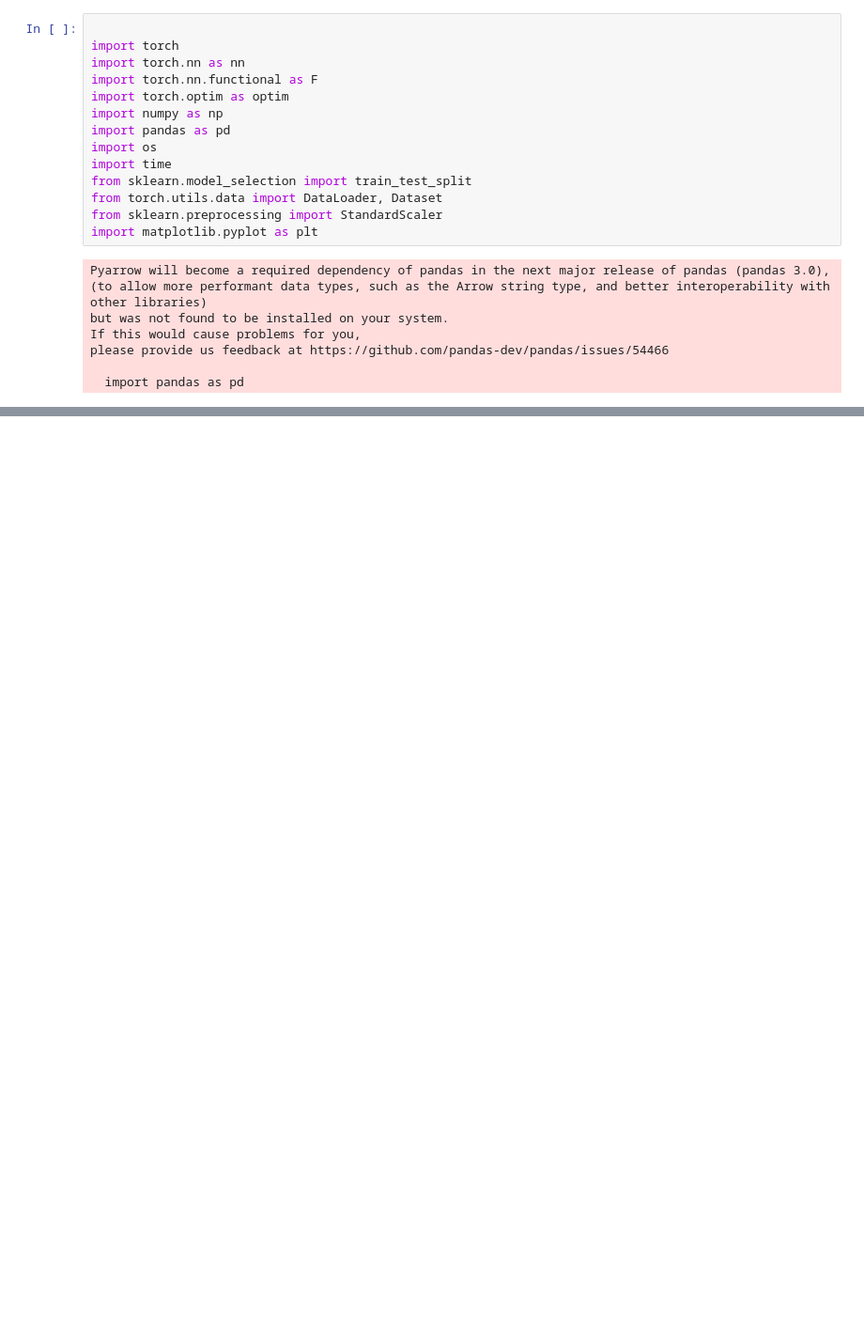
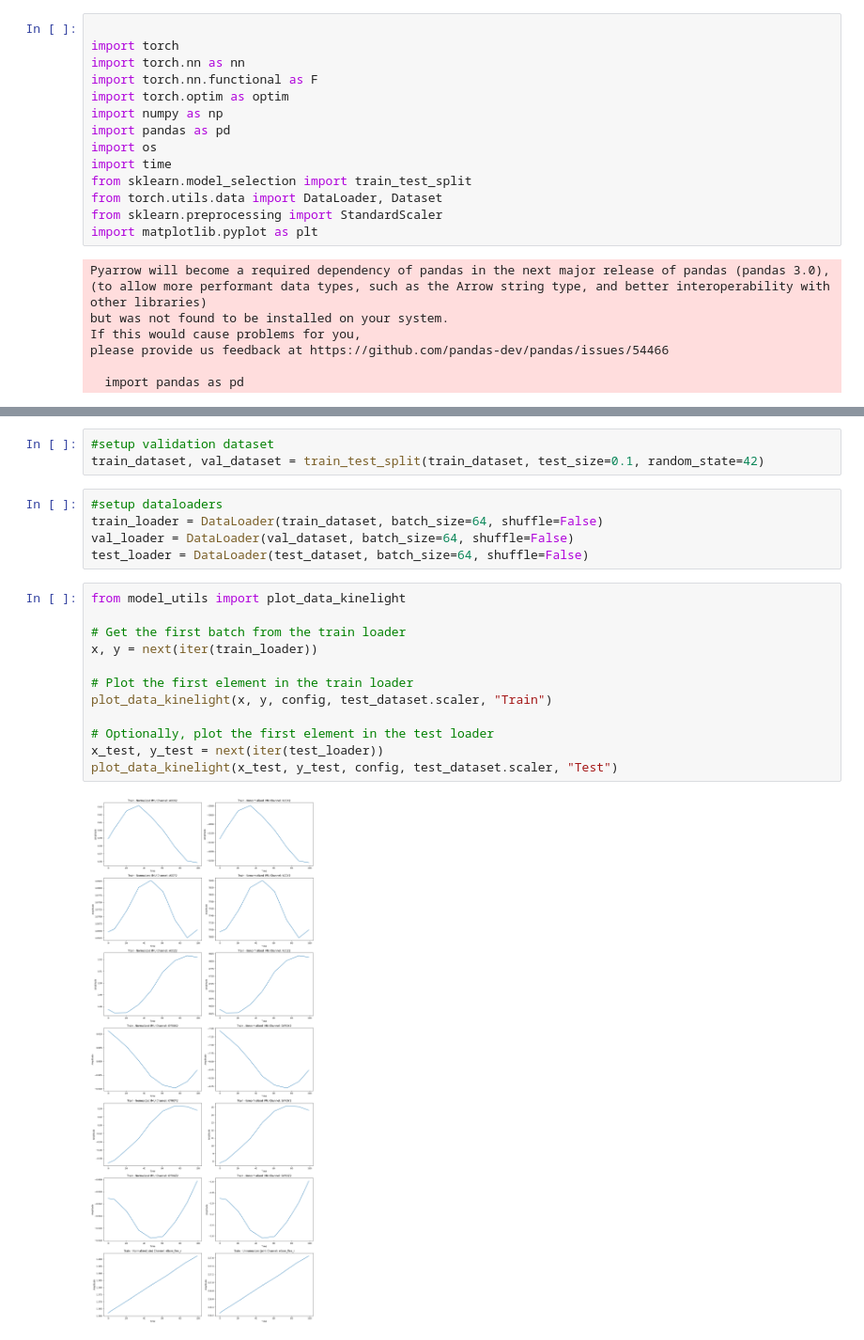
Before and after one commit to stevenc15/SD1-project, a Jupyter notebook: ml/examples/kin_light .ipynb, the cells around one changed output, grey strips where cells are left out. Shown at 94% size. Saved outputs shown, nothing was run; the diff lists cells and outputs as text; blank space fills up the shorter version.

```diff
--- a/ml/examples/kin_light .ipynb
+++ b/ml/examples/kin_light .ipynb
@@ -544,0 +189,22 @@ torch.Size([64, 1000, 1])
+# %%
+#setup validation dataset
+train_dataset, val_dataset = train_test_split(train_dataset, test_size=0.1, random_state=42)
+# %%
+#setup dataloaders
+train_loader = DataLoader(train_dataset, batch_size=64, shuffle=False)
+val_loader = DataLoader(val_dataset, batch_size=64, shuffle=False)
+test_loader = DataLoader(test_dataset, batch_size=64, shuffle=False)
+# %%
+from model_utils import plot_data_kinelight
+
+# Get the first batch from the train loader
+x, y = next(iter(train_loader))
+
+# Plot the first element in the train loader
+plot_data_kinelight(x, y, config, test_dataset.scaler, "Train")
+
+# Optionally, plot the first element in the test loader
+x_test, y_test = next(iter(test_loader))
+plot_data_kinelight(x_test, y_test, config, test_dataset.scaler, "Test")
+# %% [output]
+[figure, added]
```
Also changed, not shown: parts of 18 cells of this notebook, 13 other files.
